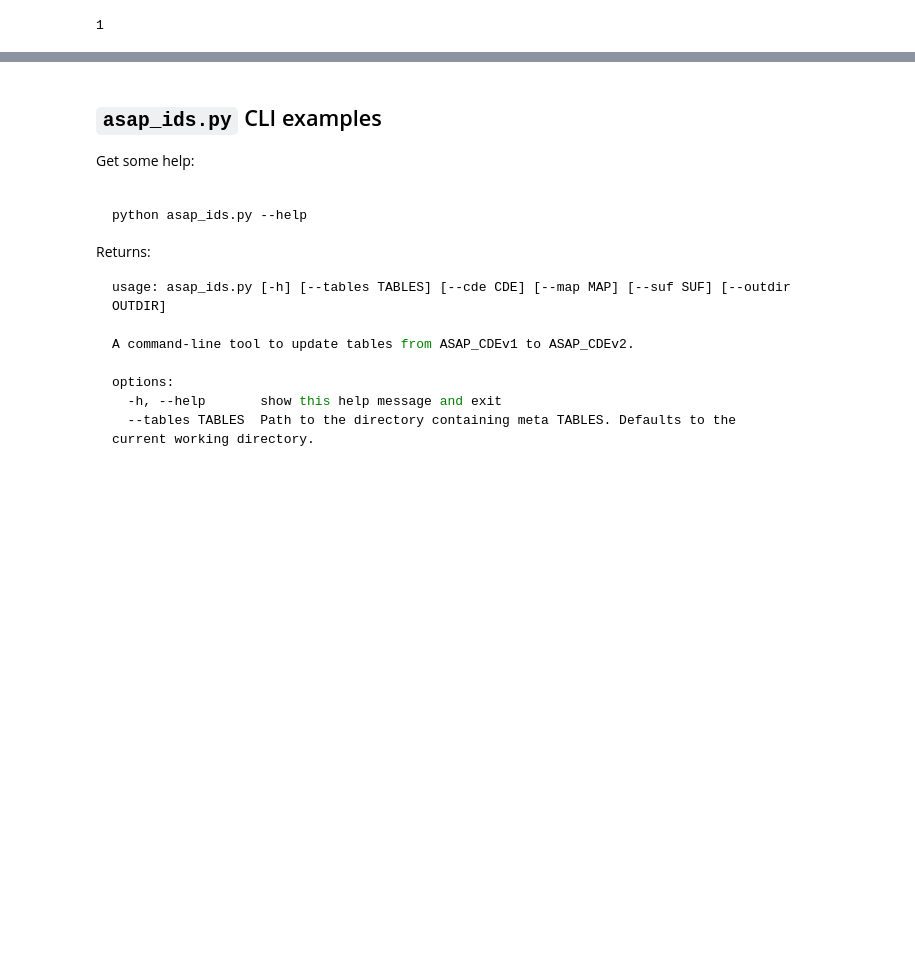
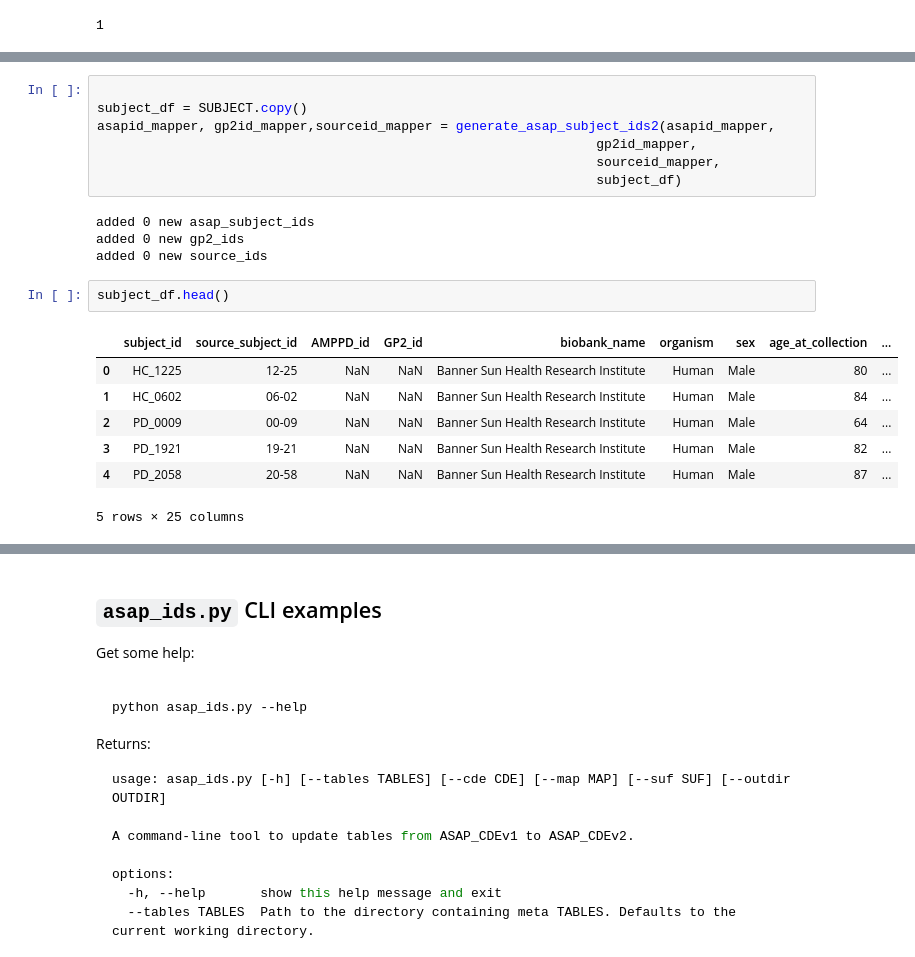
Before and after one commit to ergonyc/meta-clean, a Jupyter notebook: ASAP_ids.ipynb, the cells around one changed output, grey strips where cells are left out. Cells and saved outputs as stored; diff of their text form; blank space fills up the shorter version.

```diff
--- a/ASAP_ids.ipynb
+++ b/ASAP_ids.ipynb
@@ -240,0 +400,21 @@ overwriting updated id_mapper to /Users/ergonyc/Projects/ASAP/meta-clean/ASAP_su
+# %%
+
+subject_df = SUBJECT.copy()
+asapid_mapper, gp2id_mapper,sourceid_mapper = generate_asap_subject_ids2(asapid_mapper,
+                                                                gp2id_mapper,
+                                                                sourceid_mapper,
+                                                                subject_df)
+# %% [output]
+added 0 new asap_subject_ids
+added 0 new gp2_ids
+added 0 new source_ids
+# %%
+subject_df.head()
+# %% [output]
+|  | subject_id | source_subject_id | AMPPD_id | GP2_id | biobank_name | organism | sex | age_at_collection | ... |
+| 0 | HC_1225 | 12-25 | NaN | NaN | Banner Sun Health Research Institute | Human | Male | 80 | ... |
+| 1 | HC_0602 | 06-02 | NaN | NaN | Banner Sun Health Research Institute | Human | Male | 84 | ... |
+| 2 | PD_0009 | 00-09 | NaN | NaN | Banner Sun Health Research Institute | Human | Male | 64 | ... |
+| 3 | PD_1921 | 19-21 | NaN | NaN | Banner Sun Health Research Institute | Human | Male | 82 | ... |
+| 4 | PD_2058 | 20-58 | NaN | NaN | Banner Sun Health Research Institute | Human | Male | 87 | ... |
+5 rows × 25 columns
```
Also changed, not shown: parts of 20 cells of this notebook, 3 other files.
